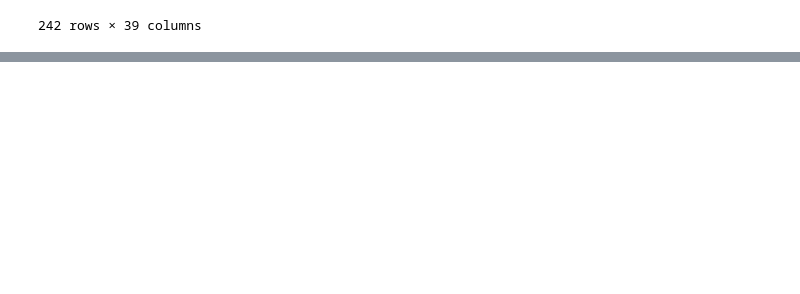
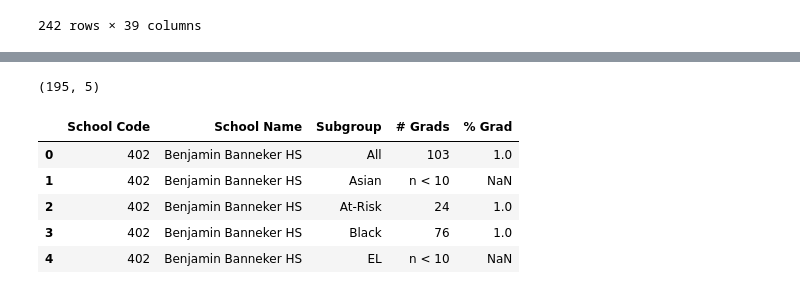
Before and after one commit to shiuanC/DC-Public-Schools-analysis, a Jupyter notebook: code/Preprocessing.ipynb, the cells around one changed output, grey strips where cells are left out. Saved outputs shown, nothing was run; the diff lists cells and outputs as text; code cells hidden in the pictures; blank space fills up the shorter version.

```diff
--- a/code/Preprocessing.ipynb
+++ b/code/Preprocessing.ipynb
@@ -127,0 +157,12 @@ Some important datas, these rows has to be dropped
+# %%
+grad=pd.read_excel("Dataset/DCPS/DCPS 2018 Graduation Data Overall Subgroup.xlsx",header=1,skiprows=4)
+print(grad.shape)
+grad.head()
+# %% [output]
+(195, 5)
+|  | School Code | School Name | Subgroup | # Grads | % Grad |
+| 0 | 402 | Benjamin Banneker HS | All | 103 | 1.0 |
+| 1 | 402 | Benjamin Banneker HS | Asian | n < 10 | NaN |
+| 2 | 402 | Benjamin Banneker HS | At-Risk | 24 | 1.0 |
+| 3 | 402 | Benjamin Banneker HS | Black | 76 | 1.0 |
+| 4 | 402 | Benjamin Banneker HS | EL | n < 10 | NaN |
```
Also changed, not shown: parts of 9 cells of this notebook, 6 other files.
